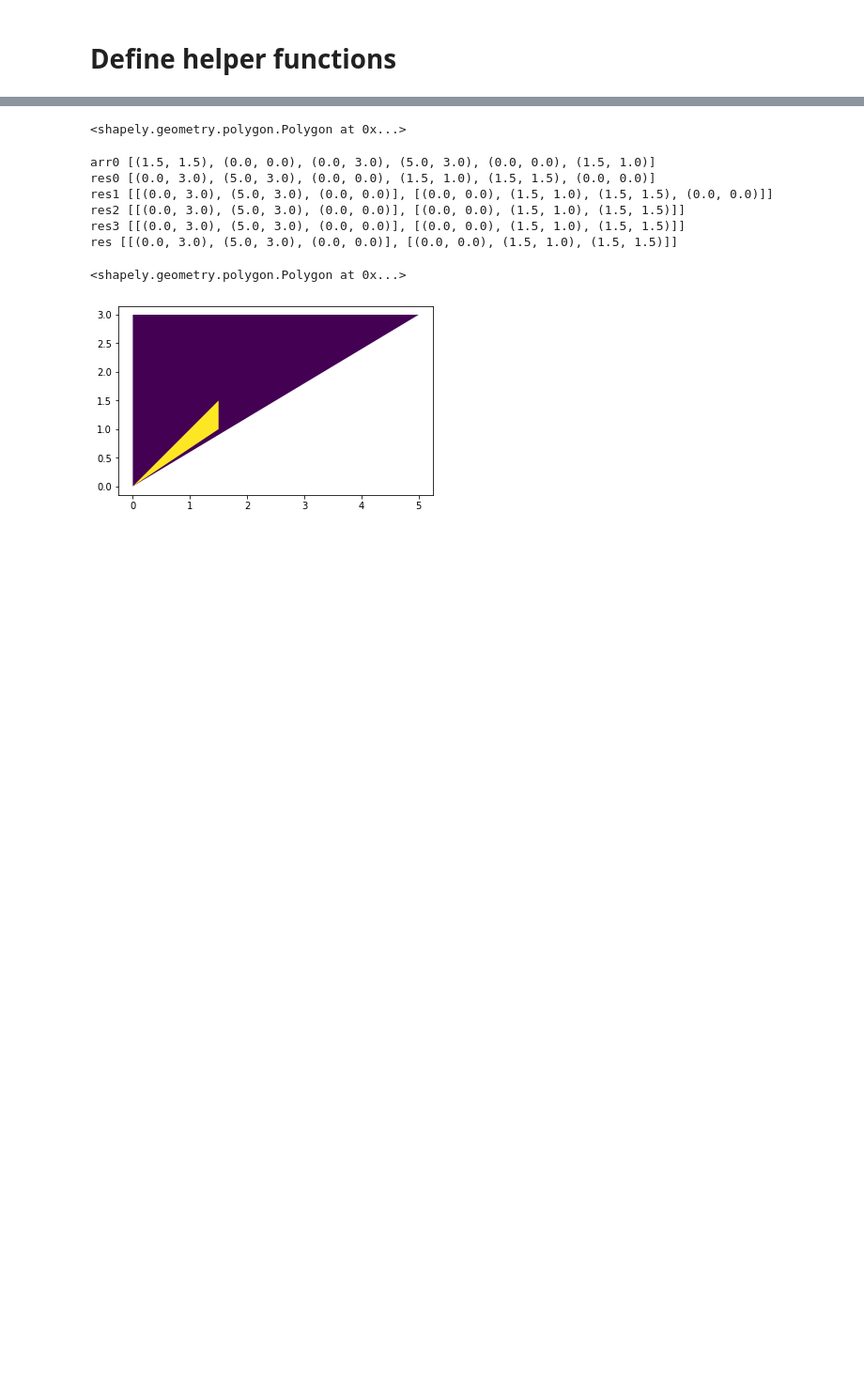
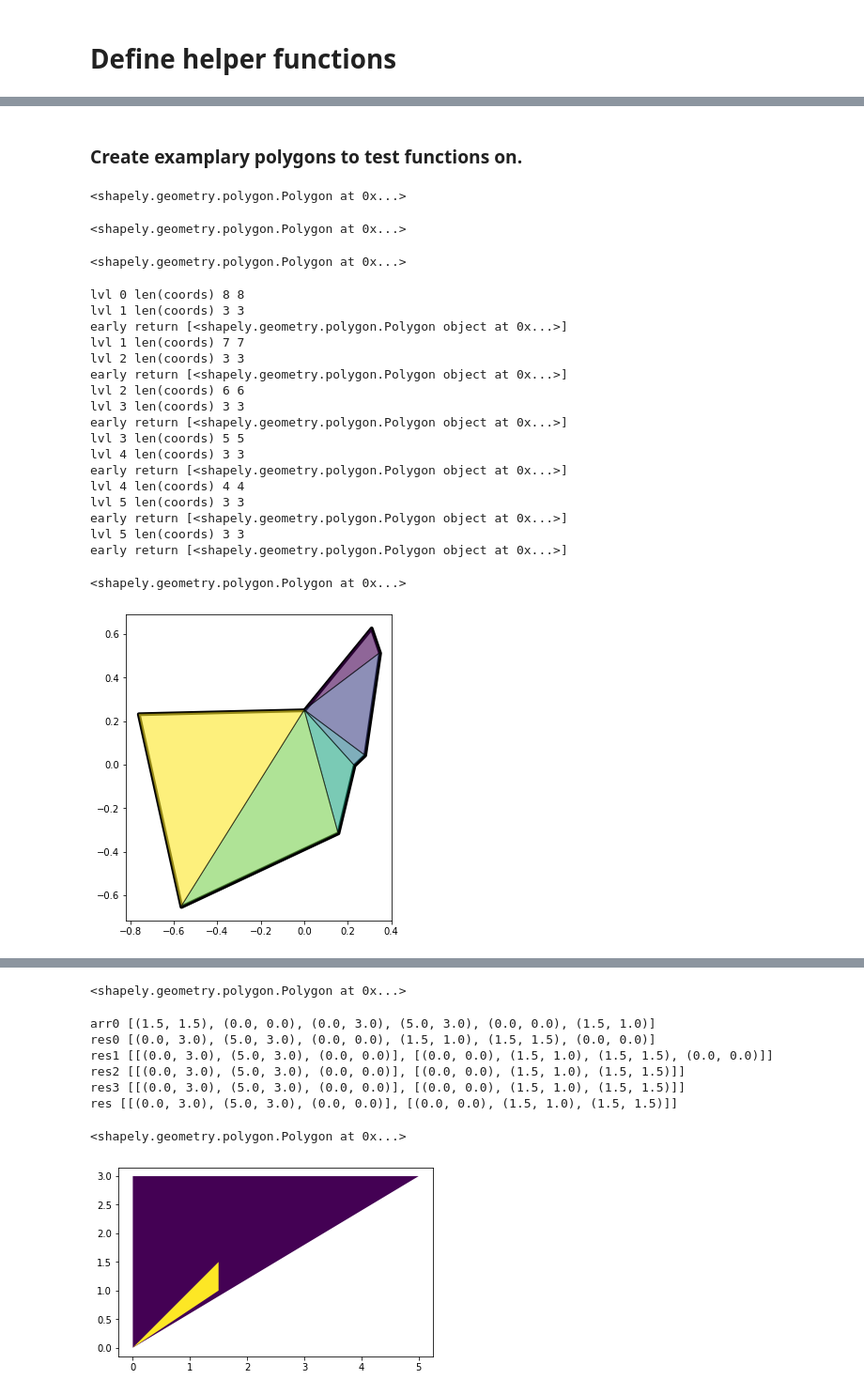
Before and after one commit to maximylius/shadow_projection_2D, a Jupyter notebook: shadows.ipynb, the cells around one changed output, grey strips where cells are left out. Shown at 94% size. Drawn from its saved outputs; the diff is of its cells as text; code cells hidden in the pictures; blank space fills up the shorter version.

```diff
--- a/shadows.ipynb
+++ b/shadows.ipynb
@@ -129,5 +207,12 @@ def vectorize (startPoint:tuple=(0,0), endPoint:tuple=(0,0)):
+# %%
+def definedClockwise (coords):
+    """
+    return whether coords are defined clockwise
+    """
+
+    return sum([(coords[(i+1)%len(coords)][0]-coords[i][0])*(coords[(i+1)%len(coords)][1]+coords[i][1]) for i in range(len(coords))])>0
 # %%
-def splitPolygonToPolygonsWithoutInteriors (poly:Polygon, plot=True):
+def splitPolygonToPolygonsWithoutInteriors (poly:Polygon, plot=False) -> list:
     """
     convert any polygon to array of polygons that do not cotaining any interiors
 
@@ -142,20 +227,31 @@ def splitPolygonToPolygonsWithoutInteriors (poly:Polygon, plot=True):
     if len(interiors) == 0:
         return [poly]
 
-    extCoords = poly.exterior.coords
-    extCoords = [extCoords[i] for i in range(len(extCoords)) if not extCoords[i] == extCoords[(i+1)%len(extCoords)]]
-    exteriorIsClockwise = sum([(extCoords[n+1][0]-extCoords[n][0])*(extCoords[n+1][1]+extCoords[n][1]) for n in range(len(extCoords)-1)])>0
-    if exteriorIsClockwise:
+    extCoords = noDoubleCoords(poly.exterior.coords)
+    # extCoords = poly.exterior.coords
+    # extCoords = [extCoords[i] for i in range(len(extCoords)) if not extCoords[i] == extCoords[(i+1)%len(extCoords)]]
+
+    # clean coordinates
+    interiorsCoords = [noDoubleCoords(interior.coords) for interior in interiors]
+    # interiorsCoords = \
+    #     [[coords[i] for i in range(len(coords)) if not coords[i] == coords[(i+1)%len(coords)]] \
+    #     for coords in [interior.coords for interior in interiors]]
+
+    # print("clockwise ext", definedClockwise(extCoords), "interiors", \
+    #     [definedClockwise(interiors[i].coords) for i in range(len(interiors))])
+
+    # if sum([(extCoords[i+1][0]-extCoords[i][0])*(extCoords[i+1][1]+extCoords[i][1]) for i in range(len(extCoords)-1)])>0:
+    if definedClockwise(extCoords):
         extCoords.reverse()
-    print("extCoords",extCoords)
-    interiorsCoords = \
-        [[coords[i] for i in range(len(coords)) if not coords[i] == coords[(i+1)%len(coords)]] \
-        for coords in [interior.coords for interior in interiors]]
+    # print("extCoords",extCoords)
+
+
 
     i = 0
     while i < len(interiors):
-        interiorIsClockwise = sum([(interiorsCoords[i][n+1][0]-interiorsCoords[i][n][0])*(interiorsCoords[i][n+1][1]+interiorsCoords[i][n][1]) for n in range(len(interiorsCoords[i])-1)])>0
-        if not interiorIsClockwise:
+        # interiorIsClockwise = sum([(interiorsCoords[i][n+1][0]-interiorsCoords[i][n][0])*(interiorsCoords[i][n+1][1]+interiorsCoords[i][n][1]) for n in range(len(interiorsCoords[i])-1)])>0
+        # if not interiorIsClockwise:
+        if not definedClockwise(interiorsCoords[i]):
             interiorsCoords[i].reverse()
         # store here the indices j0/j at which interior shall be split and k0/k to split exterior
         j0, k0 = -1, -1
@@ -196,6 +292,7 @@ def splitPolygonToPolygonsWithoutInteriors (poly:Polygon, plot=True):
                         # v4 = (extCoords[(j+1)%len(extCoords)][0]-extCoords[j][0], extCoords[(j+1)%len(extCoords)][1]-extCoords[j][1])
 
                         # print("splittedExterior not reversed", splittedExterior)
+                        #2d0 it is not clear when to comment out next line...
                         [arr.reverse() for arr in splittedExterior]
                         # print("splittedExterior reveresed", splittedExterior)
 
@@ -731,0 +1118,2 @@ poly
+# %% [markdown]
+### Create examplary polygons to test functions on.
@@ -731,0 +1132,36 @@ poly
+# %%
+polyX = createPolygonWithInteriors(n_edges=7, n_interiors=3, n_edges_interiors=6, regular=False, convex=False, convexInteriors=False)
+polyX
+# %% [output]
+<shapely.geometry.polygon.Polygon at 0x...>
+# %%
+createConvexPolygon(7, regular = False)
+# %% [output]
+<shapely.geometry.polygon.Polygon at 0x...>
+# %%
+b
+# %% [output]
+<shapely.geometry.polygon.Polygon at 0x...>
+# %%
+triangularize(b, plot=True)
+b
+# %% [output]
+lvl 0 len(coords) 8 8
+lvl 1 len(coords) 3 3
+early return [<shapely.geometry.polygon.Polygon object at 0x...>]
+lvl 1 len(coords) 7 7
+lvl 2 len(coords) 3 3
+early return [<shapely.geometry.polygon.Polygon object at 0x...>]
+lvl 2 len(coords) 6 6
+lvl 3 len(coords) 3 3
+early return [<shapely.geometry.polygon.Polygon object at 0x...>]
+lvl 3 len(coords) 5 5
+lvl 4 len(coords) 3 3
+early return [<shapely.geometry.polygon.Polygon object at 0x...>]
+lvl 4 len(coords) 4 4
+lvl 5 len(coords) 3 3
+early return [<shapely.geometry.polygon.Polygon object at 0x...>]
+lvl 5 len(coords) 3 3
+early return [<shapely.geometry.polygon.Polygon object at 0x...>]
+<shapely.geometry.polygon.Polygon at 0x...>
+[figure, added]
```
Also changed, not shown: parts of 81 cells of this notebook.
